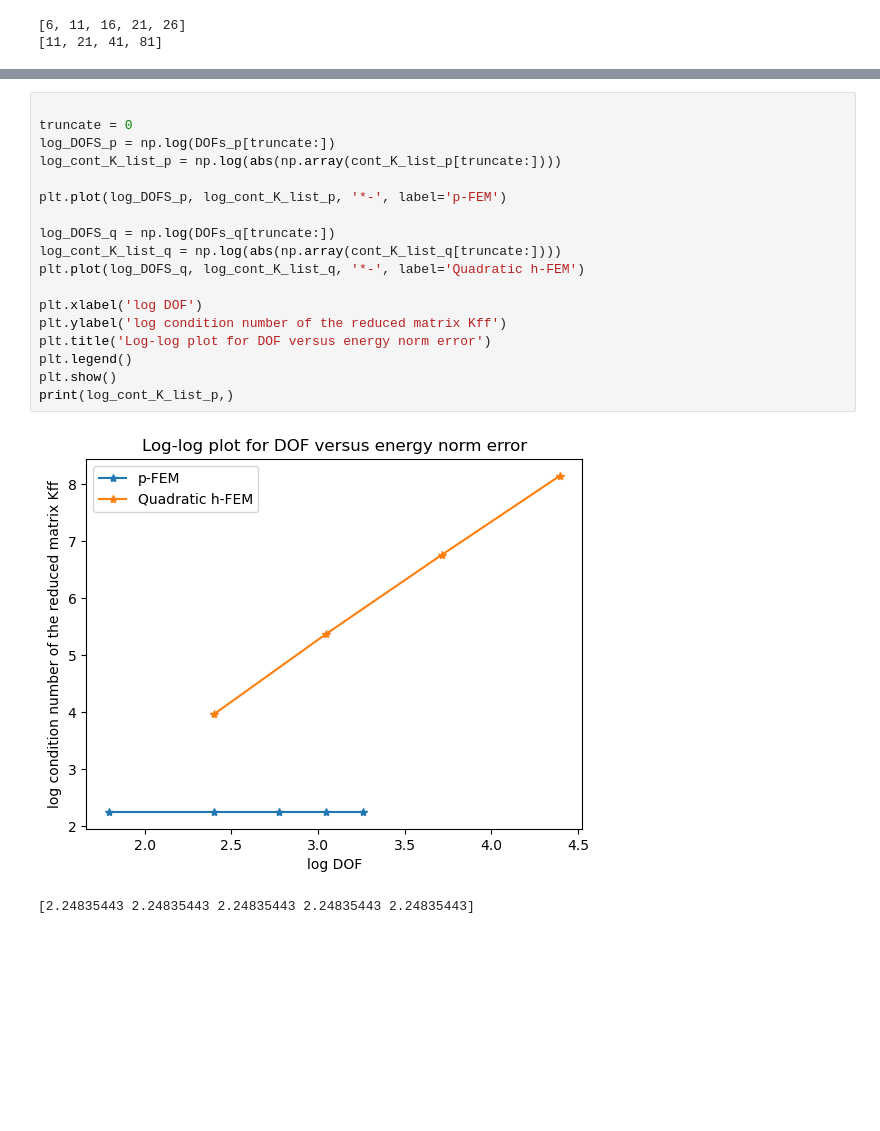
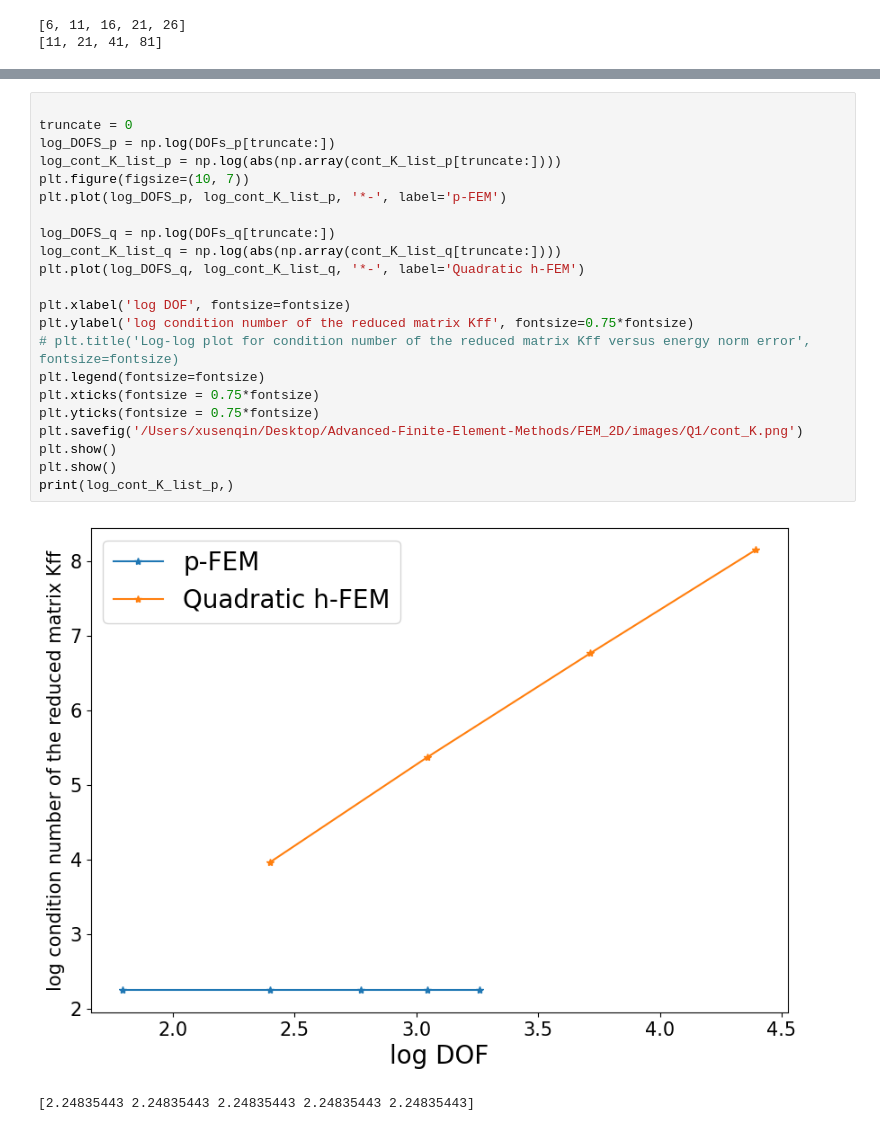
Before and after one commit to Xiaosen9807/Advanced-Finite-Element-Methods, a Jupyter notebook: FEM_1D/main_1d.ipynb, the cells around one changed output, grey strips where cells are left out. Saved outputs shown, nothing was run; the diff lists cells and outputs as text; blank space fills up the shorter version.

```diff
--- a/FEM_1D/main_1d.ipynb
+++ b/FEM_1D/main_1d.ipynb
@@ -399,21 +620,25 @@ plt.show()
 # %%
 
 truncate = 0
 log_DOFS_p = np.log(DOFs_p[truncate:])
 log_cont_K_list_p = np.log(abs(np.array(cont_K_list_p[truncate:])))
-
+plt.figure(figsize=(10, 7))
 plt.plot(log_DOFS_p, log_cont_K_list_p, '*-', label='p-FEM')
 
 log_DOFS_q = np.log(DOFs_q[truncate:])
 log_cont_K_list_q = np.log(abs(np.array(cont_K_list_q[truncate:])))
 plt.plot(log_DOFS_q, log_cont_K_list_q, '*-', label='Quadratic h-FEM')
 
-plt.xlabel('log DOF')
-plt.ylabel('log condition number of the reduced matrix Kff')
-plt.title('Log-log plot for DOF versus energy norm error')
-plt.legend()
+plt.xlabel('log DOF', fontsize=fontsize)
+plt.ylabel('log condition number of the reduced matrix Kff', fontsize=0.75*fontsize)
+# plt.title('Log-log plot for condition number of the reduced matrix Kff versus energy norm error', fontsize=fontsize)
+plt.legend(fontsize=fontsize)
+plt.xticks(fontsize = 0.75*fontsize)
+plt.yticks(fontsize = 0.75*fontsize)
+plt.savefig('/Users/xusenqin/Desktop/Advanced-Finite-Element-Methods/FEM_2D/images/Q1/cont_K.png')
+plt.show()
 plt.show()
 print(log_cont_K_list_p,)
 # %% [output]
-[figure, old version]
+[figure, new version]
 [2.24835443 2.24835443 2.24835443 2.24835443 2.24835443]
```
Also changed, not shown: parts of 15 cells of this notebook, 56 other files.
